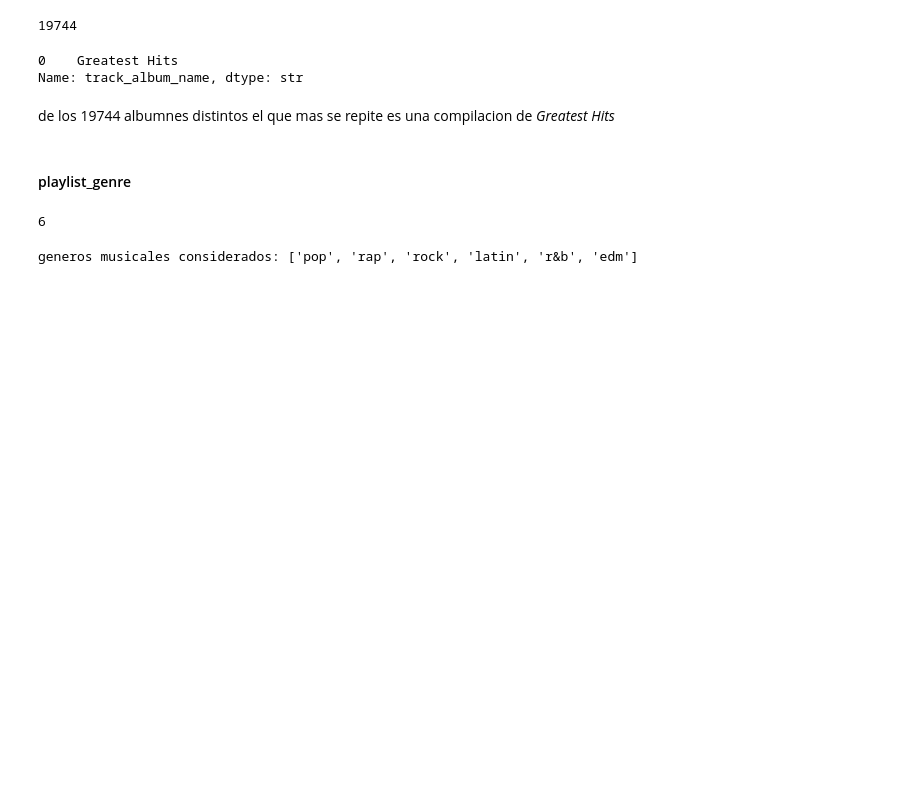
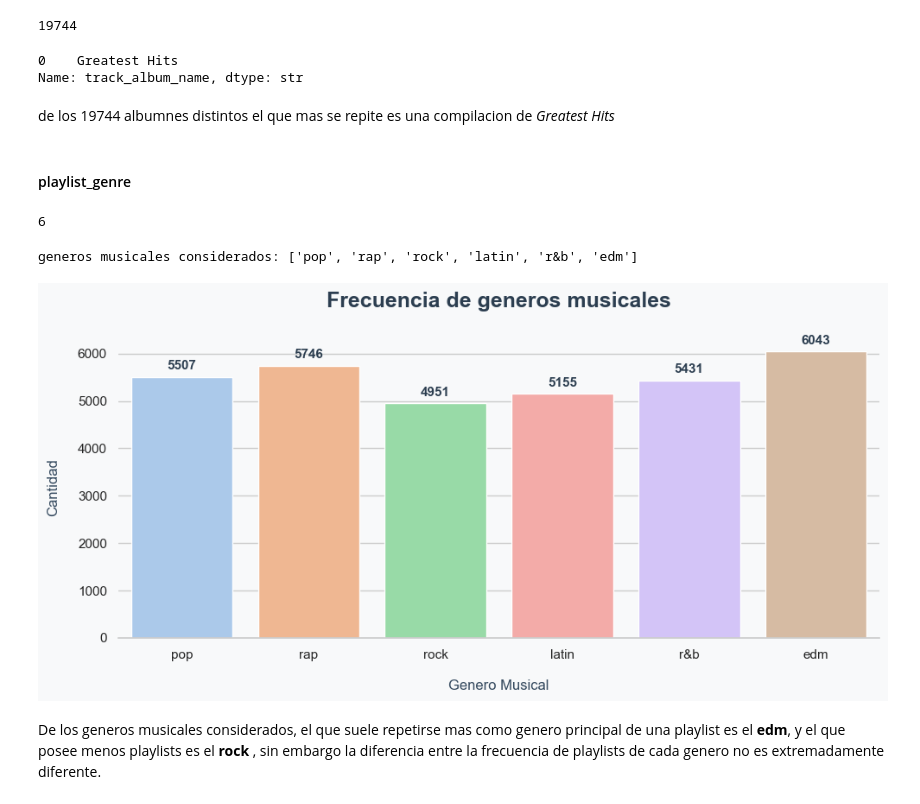
Before and after one commit to juanpablocarrillohortua/Proyecto_Data_Mining_UEC, a Jupyter notebook: notebooks/EDA_&_1st_part_notebook.ipynb, the cells around one changed output. Saved outputs shown, nothing was run; the diff lists cells and outputs as text; code cells hidden in the pictures; blank space fills up the shorter version.

Commit message:
Implementacion de funcion barplot_discreto

```diff
--- a/notebooks/EDA_&_1st_part_notebook.ipynb
+++ b/notebooks/EDA_&_1st_part_notebook.ipynb
@@ -24,6 +25,7 @@ ruta_tablas = ROOT_DIR / "outputs" / "tablas"
 df = pd.read_csv(ruta_datos)
 # %%
 saver = OutputCreator(ruta_tablas, ruta_graficos)
+graficas = Graficador(ruta_graficos)
 # %%
 variables_irrelevantes = ["track_id", "track_album_id", "playlist_id"]
 df = df.drop(columns=variables_irrelevantes)
@@ -242,3 +245,9 @@ len(df['playlist_genre'].unique())
 print(f"generos musicales considerados: {list(df['playlist_genre'].unique())}")
 # %% [output]
 generos musicales considerados: ['pop', 'rap', 'rock', 'latin', 'r&b', 'edm']
+# %%
+graficas.barplot_discreto(df, "playlist_genre", titulo="Frecuencia de generos musicales", etiqueta_x="Genero Musical", order=False)
+# %% [output]
+[figure, added]
+# %% [markdown]
+De los generos musicales considerados, el que suele repetirse mas como genero principal de una playlist es el **edm**, y el que posee menos playlists es el **rock** , sin embargo la diferencia entre la frecuencia de playlists de cada genero no es extremadamente diferente.
```
Also changed, not shown: parts of 2 cells of this notebook, 1 other file.
